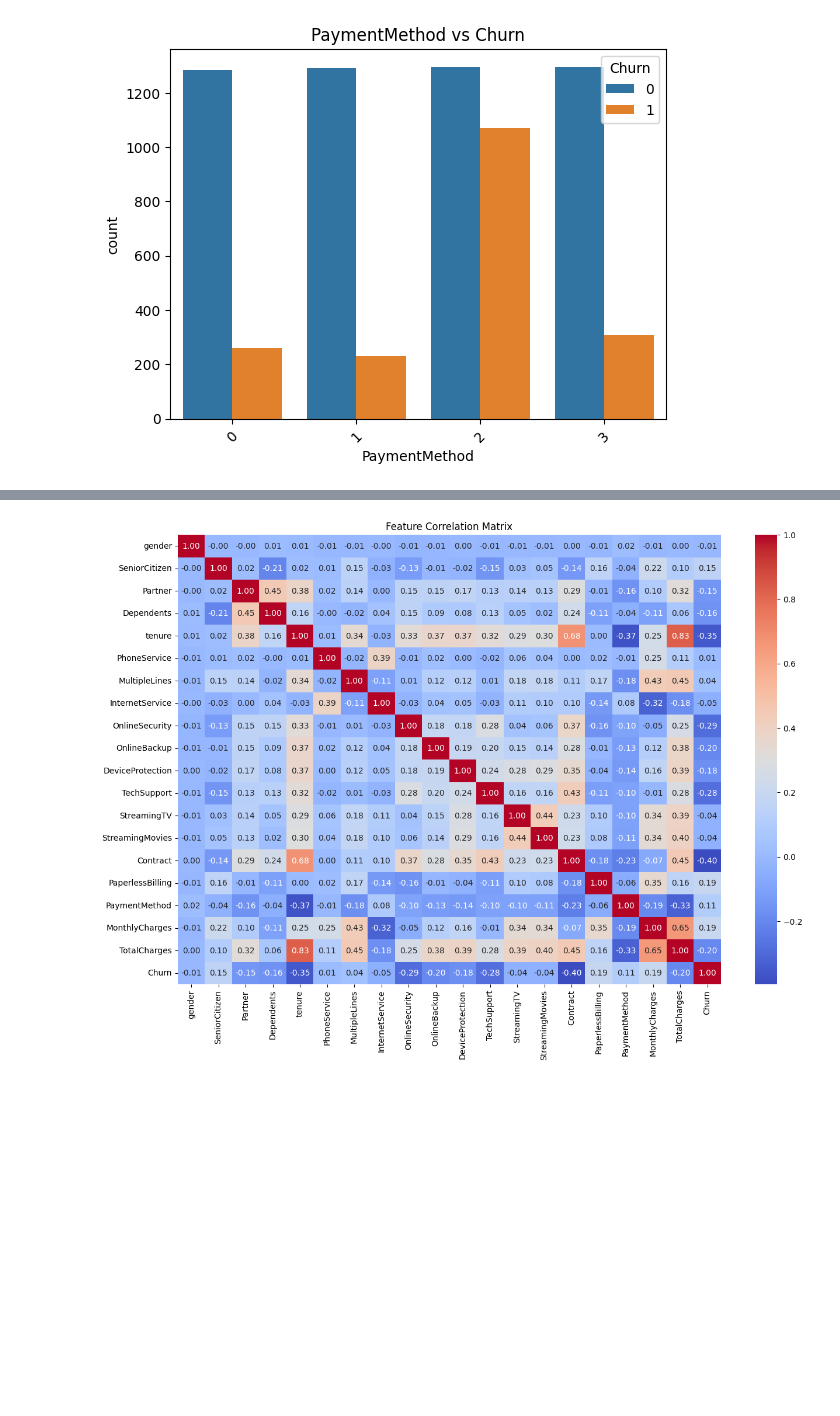
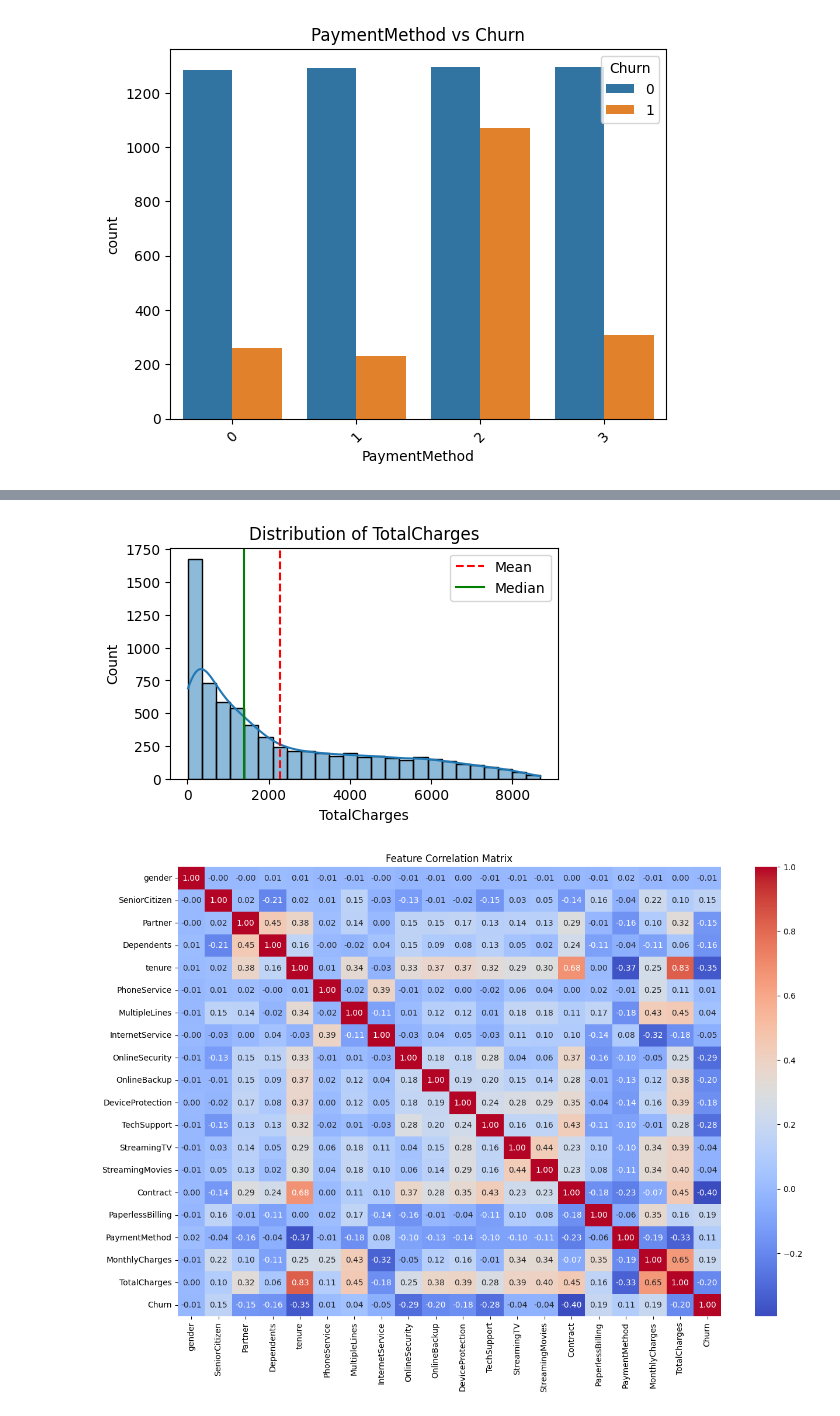
Before and after one commit to bhaveshnegi/Customer-Churn-Prediction-System, a Jupyter notebook: customer_churn.ipynb, the cells around one changed output, grey strips where cells are left out. Drawn from its saved outputs; the diff is of its cells as text; code cells hidden in the pictures; blank space fills up the shorter version.

```diff
--- a/customer_churn.ipynb
+++ b/customer_churn.ipynb
@@ -282,3 +308,7 @@ for col in categorical_cols:
+# %%
+plot_histogram(df, "TotalCharges")
+# %% [output]
+[figure, added]
 # %%
 plt.figure(figsize=(15,10))
 corr = df.corr()
```
Also changed, not shown: parts of 16 cells of this notebook, 2 other files.
